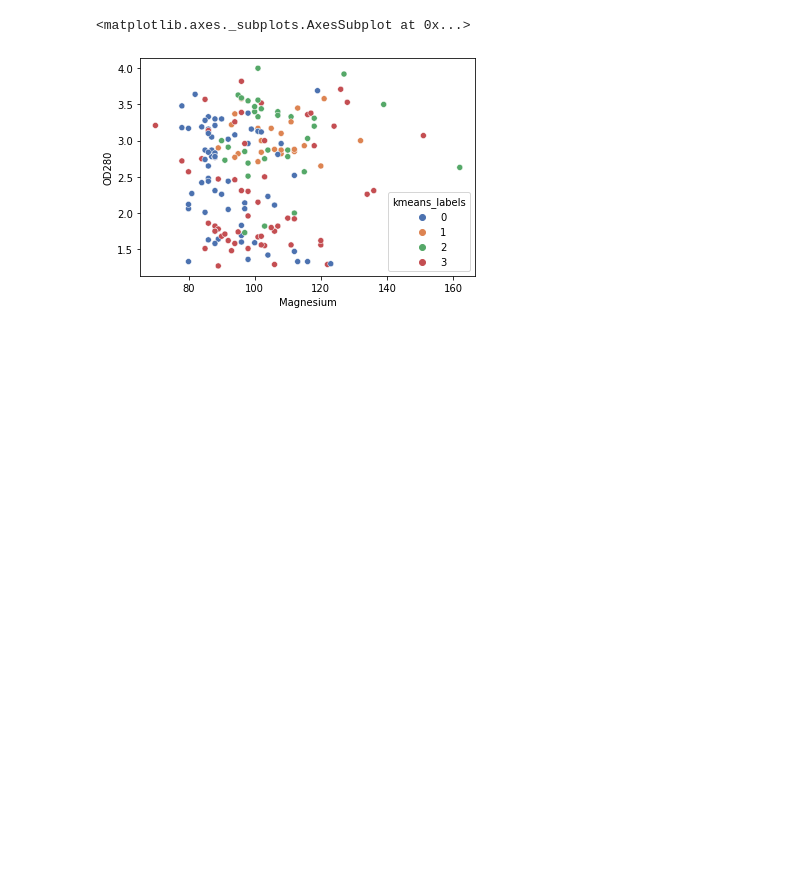
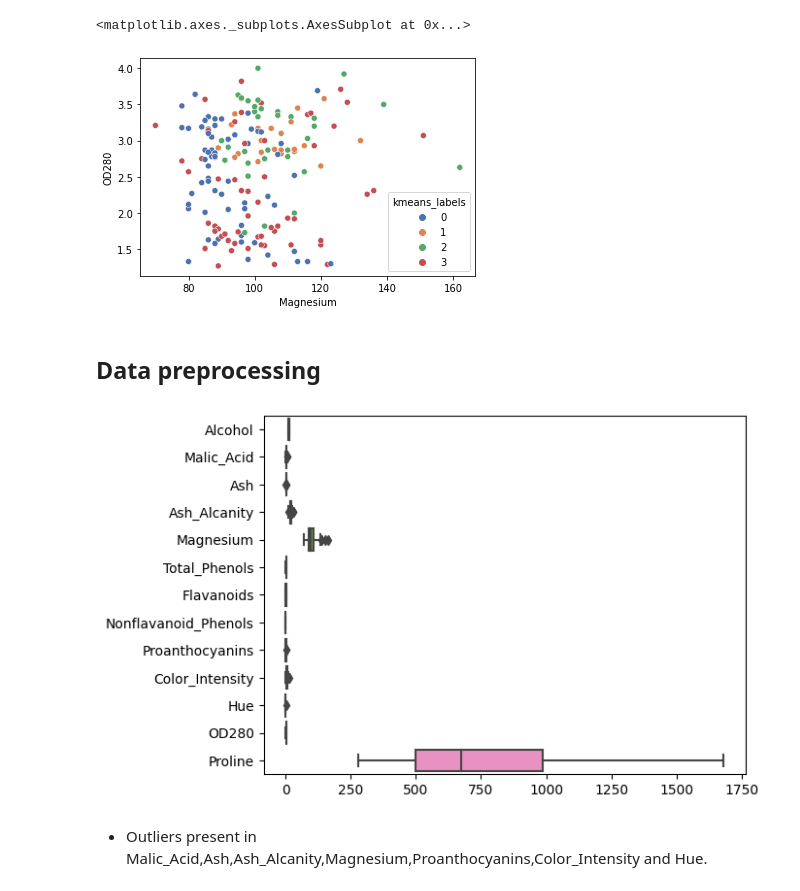
Before and after one commit to aravindsouth/dsa-casestudy-03, a Jupyter notebook: aravind_casestudy3_unsupervised_learning.ipynb, the cells around one changed output. Drawn from its saved outputs; the diff is of its cells as text; code cells hidden in the pictures; blank space fills up the shorter version.

```diff
--- a/aravind_casestudy3_unsupervised_learning.ipynb
+++ b/aravind_casestudy3_unsupervised_learning.ipynb
@@ -122,3 +123,14 @@ sns.scatterplot(data=data1, x="Magnesium", y="OD280", hue="kmeans_labels", palet
 # %% [output]
 <matplotlib.axes._subplots.AxesSubplot at 0x...>
 [figure]
+# %% [markdown]
+## Data preprocessing
+# %%
+import matplotlib.pyplot as plt
+import seaborn as sns
+sns.boxplot(data= data, orient='h')
+plt.show()
+# %% [output]
+[figure, added]
+# %% [markdown]
+- Outliers present in Malic_Acid,Ash,Ash_Alcanity,Magnesium,Proanthocyanins,Color_Intensity and Hue.
```
Also changed, not shown: parts of 34 cells of this notebook, 1 other file.
